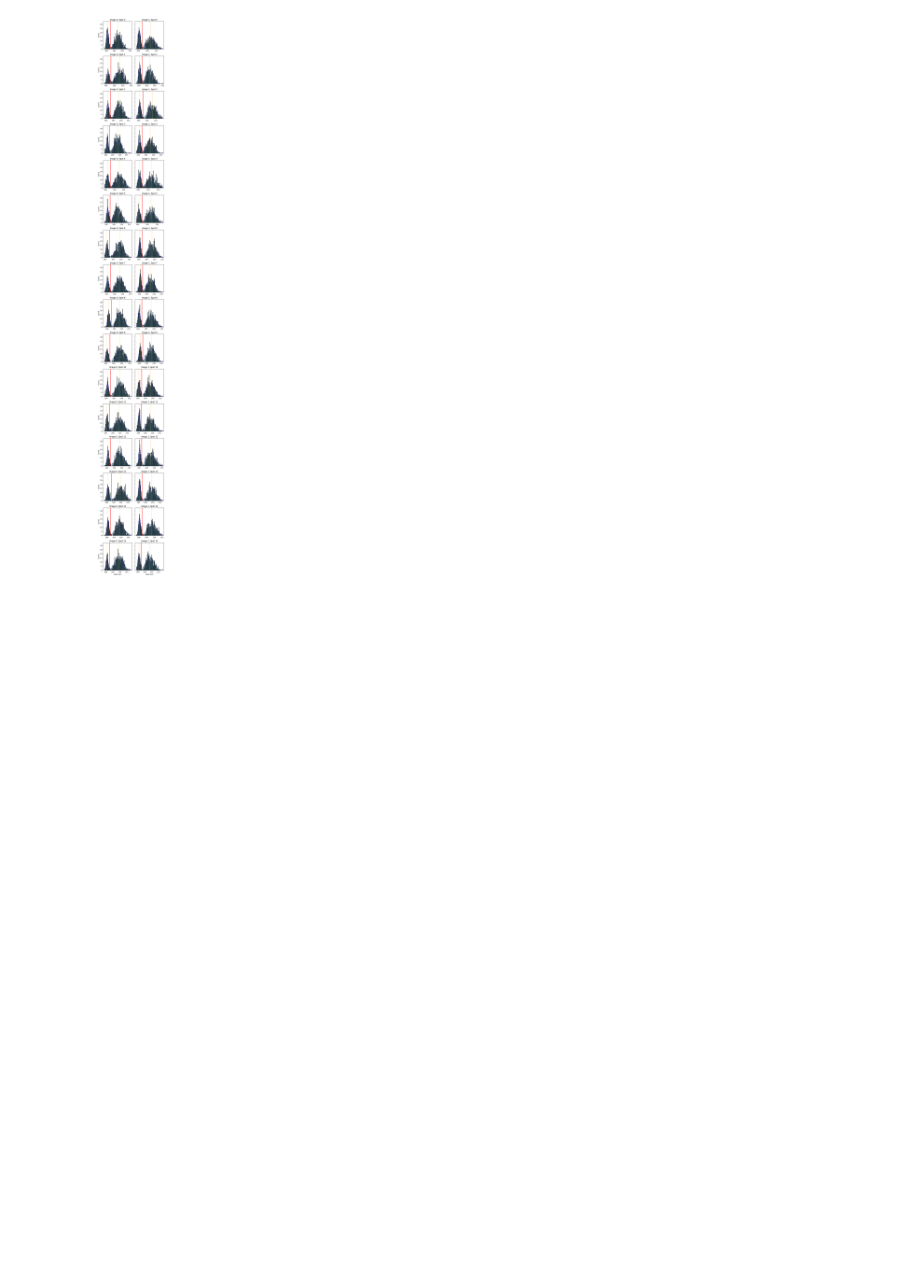
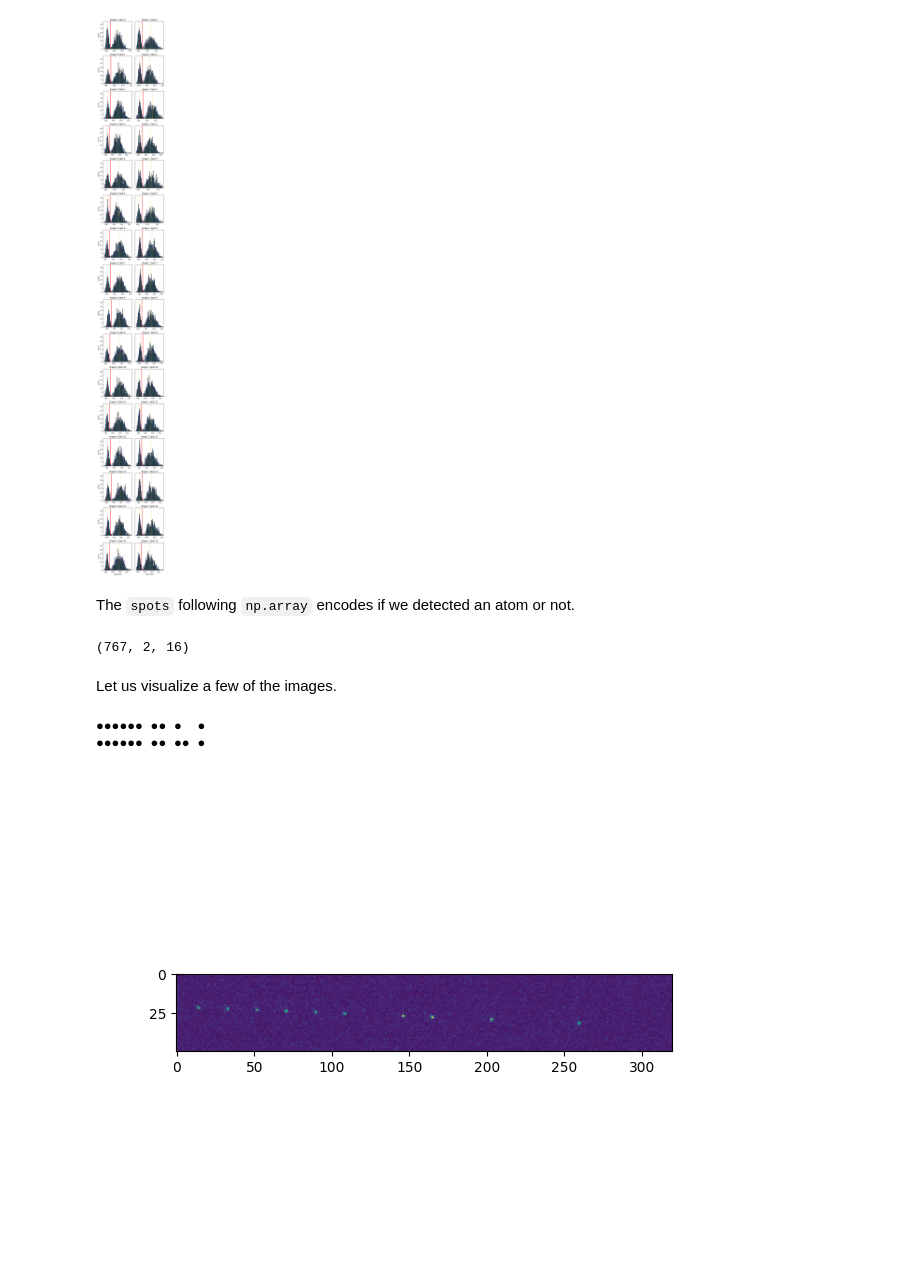
Before and after one commit to rydyb/pydatatom, a Jupyter notebook: notebooks/4 Fixed Spot Histogram Evaluation.ipynb, the cells around one changed output. Drawn from its saved outputs; the diff is of its cells as text; code cells hidden in the pictures; blank space fills up the shorter version.

```diff
--- a/notebooks/4 Fixed Spot Histogram Evaluation.ipynb
+++ b/notebooks/4 Fixed Spot Histogram Evaluation.ipynb
@@ -34,3 +34,11 @@ evaluation.evaluate(dataset)
 evaluation.plot_spot_sums_histograms()
 # %% [output]
 [figure]
+# %% [markdown]
+The `spots` following `np.array` encodes if we detected an atom or not.
+# %%
+evaluation.spots.shape
+# %% [output]
+(767, 2, 16)
+# %% [markdown]
+Let us visualize a few of the images.
@@ -36,0 +48,11 @@ evaluation.plot_spot_sums_histograms()
+# %%
+render_bools(evaluation.spots[1])
+# %% [output]
+●●●●●● ●● ●  ●
+●●●●●● ●● ●● ●
+# %%
+plt.figure()
+plt.imshow(dataset[1]["image"][0])
+plt.show()
+# %% [output]
+[figure, added]
```
Also changed, not shown: parts of 2 cells of this notebook, 7 other files.
